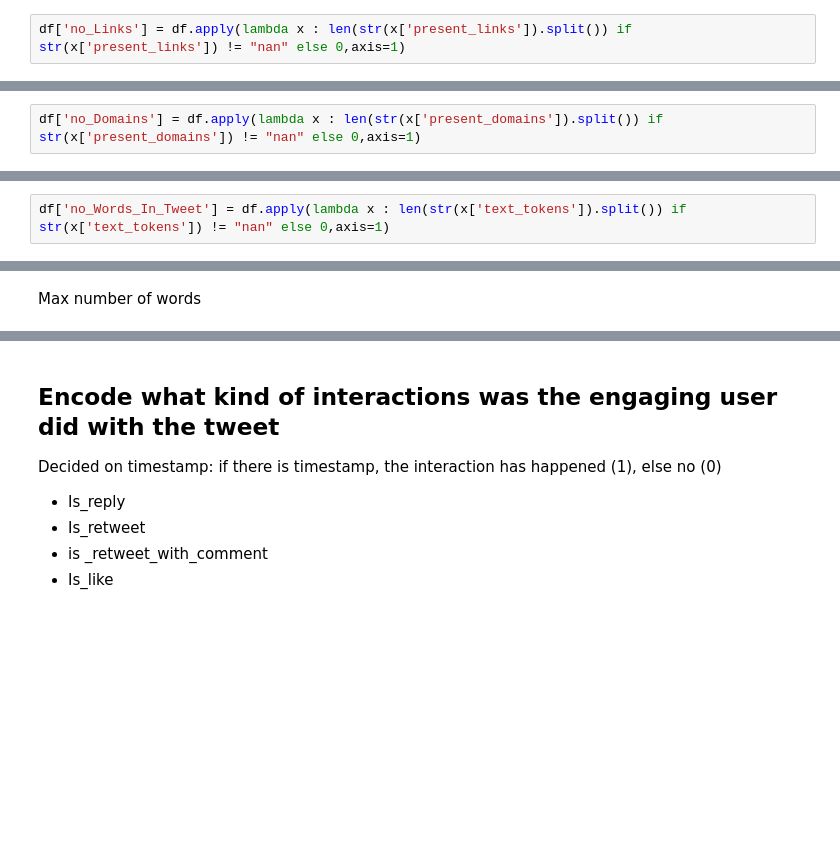
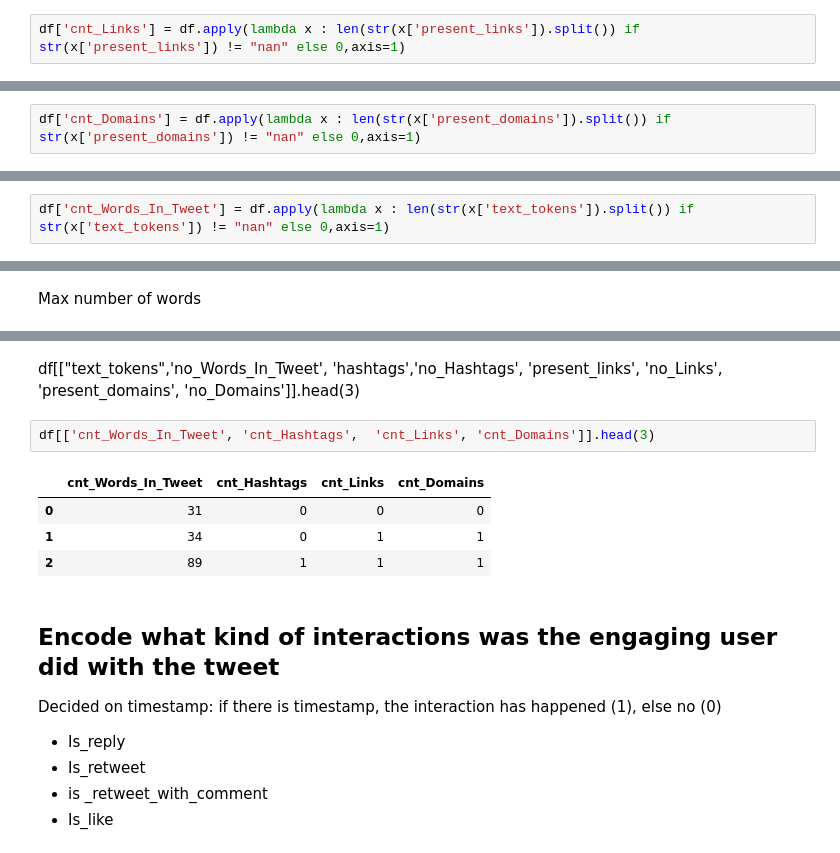
Before and after one commit to omgwenxx/recsys20, a Jupyter notebook: code/process.ipynb, the cells around one changed output, grey strips where cells are left out. Drawn from its saved outputs; the diff is of its cells as text; blank space fills up the shorter version.

```diff
--- a/code/process.ipynb
+++ b/code/process.ipynb
@@ -335,4 +306,4 @@ df[df['no_Hashtags'] != 0][['hashtags', 'no_Hashtags']].head(20)
 # %% [markdown]
 ## Count the number of links in each tweet
 # %%
-df['no_Links'] = df.apply(lambda x : len(str(x['present_links']).split()) if str(x['present_links']) != "nan" else 0,axis=1)
+df['cnt_Links'] = df.apply(lambda x : len(str(x['present_links']).split()) if str(x['present_links']) != "nan" else 0,axis=1)
@@ -368,4 +310,4 @@ df[['present_links', 'no_Links']].head(5)
 # %% [markdown]
 ## Count the number of domains in each tweet
 # %%
-df['no_Domains'] = df.apply(lambda x : len(str(x['present_domains']).split()) if str(x['present_domains']) != "nan" else 0,axis=1)
+df['cnt_Domains'] = df.apply(lambda x : len(str(x['present_domains']).split()) if str(x['present_domains']) != "nan" else 0,axis=1)
@@ -403,4 +316,4 @@ df[['present_domains', 'no_Domains']].head(5)
 
 It is also worth to mention, that there are separators in the text with ID [101], [131], [102] (but at least 2 separator in each tweet)
 # %%
-df['no_Words_In_Tweet'] = df.apply(lambda x : len(str(x['text_tokens']).split()) if str(x['text_tokens']) != "nan" else 0,axis=1)
+df['cnt_Words_In_Tweet'] = df.apply(lambda x : len(str(x['text_tokens']).split()) if str(x['text_tokens']) != "nan" else 0,axis=1)
@@ -443,5 +336,14 @@ np.max(df['no_Words_In_Tweet'])
 # %% [output]
 255
+# %% [markdown]
+df[["text_tokens",'no_Words_In_Tweet', 'hashtags','no_Hashtags', 'present_links', 'no_Links', 'present_domains', 'no_Domains']].head(3)
+# %%
+df[['cnt_Words_In_Tweet', 'cnt_Hashtags',  'cnt_Links', 'cnt_Domains']].head(3)
+# %% [output]
+|  | cnt_Words_In_Tweet | cnt_Hashtags | cnt_Links | cnt_Domains |
+| 0 | 31 | 0 | 0 | 0 |
+| 1 | 34 | 0 | 1 | 1 |
+| 2 | 89 | 1 | 1 | 1 |
 # %% [markdown]
 ## Encode what kind of interactions was the engaging user did with the tweet
 Decided on timestamp: if there is timestamp, the interaction has happened (1), else no (0)
```
Also changed, not shown: parts of 17 cells of this notebook.
